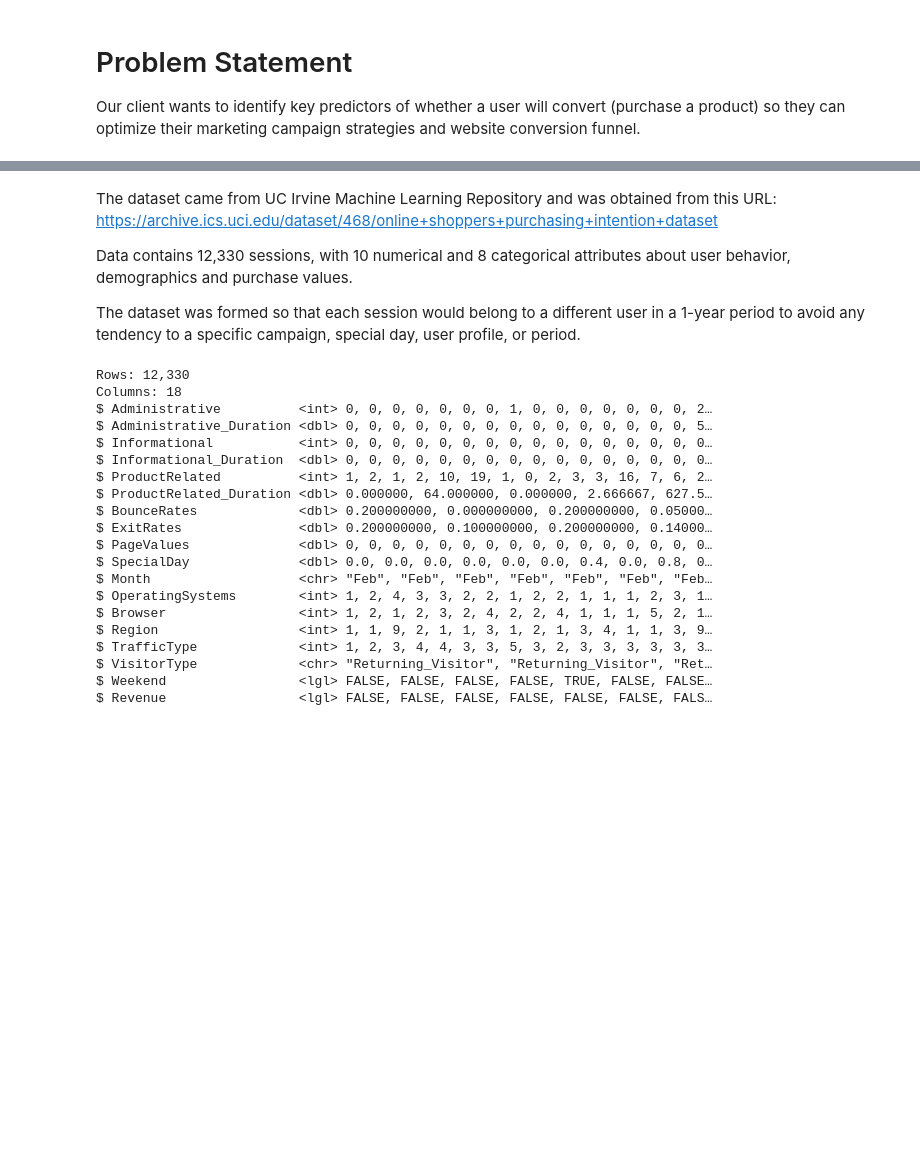
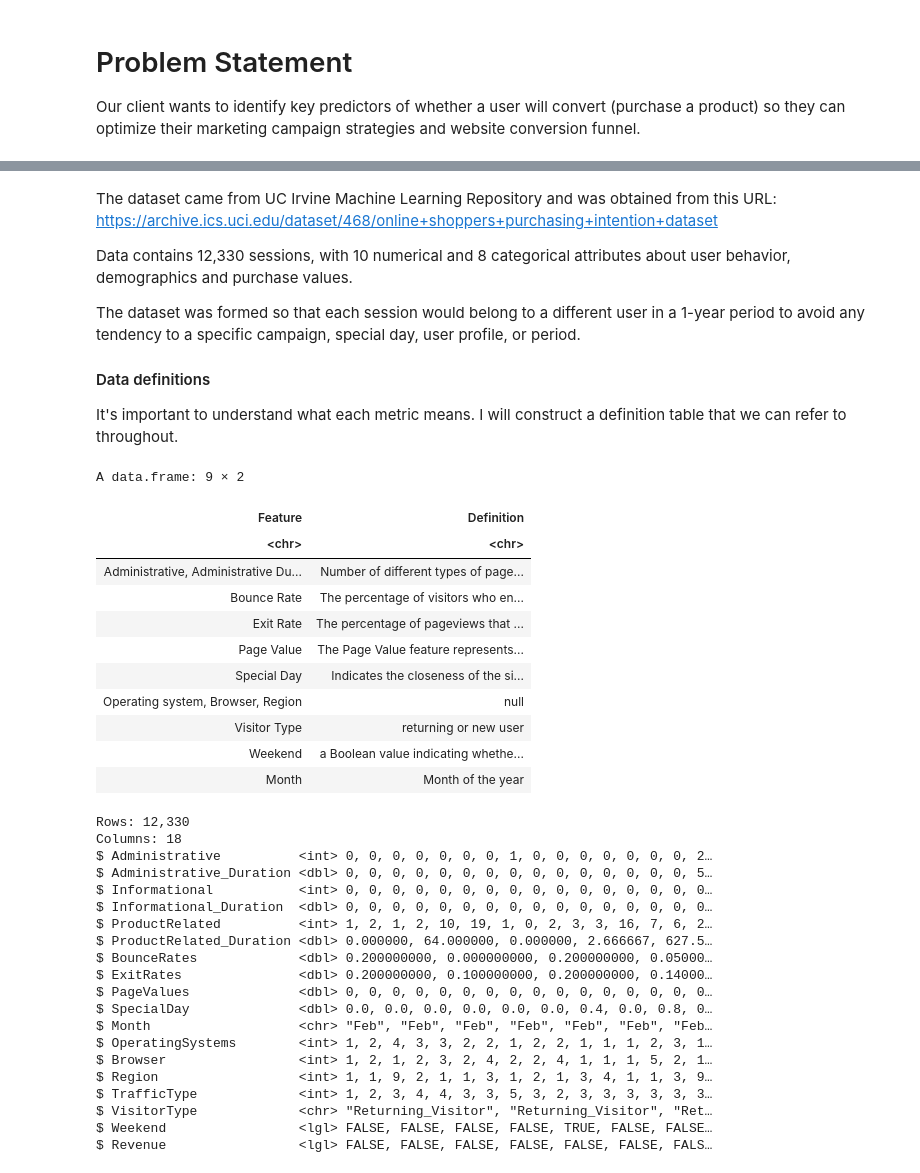
Before and after one commit to krista-lowry/portfolio, a Jupyter notebook: r-code-markdown.ipynb, the cells around one changed output, grey strips where cells are left out. Saved outputs shown, nothing was run; the diff lists cells and outputs as text; code cells hidden in the pictures; blank space fills up the shorter version.

```diff
--- a/r-code-markdown.ipynb
+++ b/r-code-markdown.ipynb
@@ -18,4 +36,24 @@ The dataset came from UC Irvine Machine Learning Repository and was obtained fro
 Data contains 12,330 sessions, with 10 numerical and 8 categorical attributes about user behavior, demographics and purchase values.
 
 The dataset was formed so that each session would belong to a different user in a 1-year period to avoid any tendency to a specific campaign, special day, user profile, or period.
+
+#### Data definitions
+It's important to understand what each metric means. I will construct a definition table that we can refer to throughout.
+# %%
+def = data.frame("Feature" = c("Administrative, Administrative Duration, Informational, Informational Duration, Product Related and Product Related Duration", "Bounce Rate", "Exit Rate","Page Value","Special Day","Operating system, Browser, Region","Visitor Type","Weekend","Month"),
+                "Definition" = c("Number of different types of pages visited by the visitor in that session and total time spent in each of these page categories.", "The percentage of visitors who enter the site from that page and then leave (bounce) without triggering any other requests to the analytics server during that session.","The percentage of pageviews that were the last in the session","The Page Value feature represents the average value for a web page that a user visited before completing an e-commerce transaction","Indicates the closeness of the site visiting time to a specific special day (e.g. Mother’s Day, Valentine's Day) in which the sessions are more likely to be finalized with transaction. The value of this attribute is determined by considering the dynamics of e-commerce such as the duration between the order date and delivery date. For example, for Valentina’s day, this value takes a nonzero value between February 2 and February 12, zero before and after this date unless it is close to another special day, and its maximum value of 1 on February 8","null","returning or new user","a Boolean value indicating whether the date of the visit is weekend","Month of the year"))
+def
+# %% [output]
+A data.frame: 9 × 2
+| Feature | Definition |
+| <chr> | <chr> |
+| Administrative, Administrative Du... | Number of different types of page... |
+| Bounce Rate | The percentage of visitors who en... |
+| Exit Rate | The percentage of pageviews that ... |
+| Page Value | The Page Value feature represents... |
+| Special Day | Indicates the closeness of the si... |
+| Operating system, Browser, Region | null |
+| Visitor Type | returning or new user |
+| Weekend | a Boolean value indicating whethe... |
+| Month | Month of the year |
 # %%
```
Also changed, not shown: parts of 17 cells of this notebook, 2 other files.
